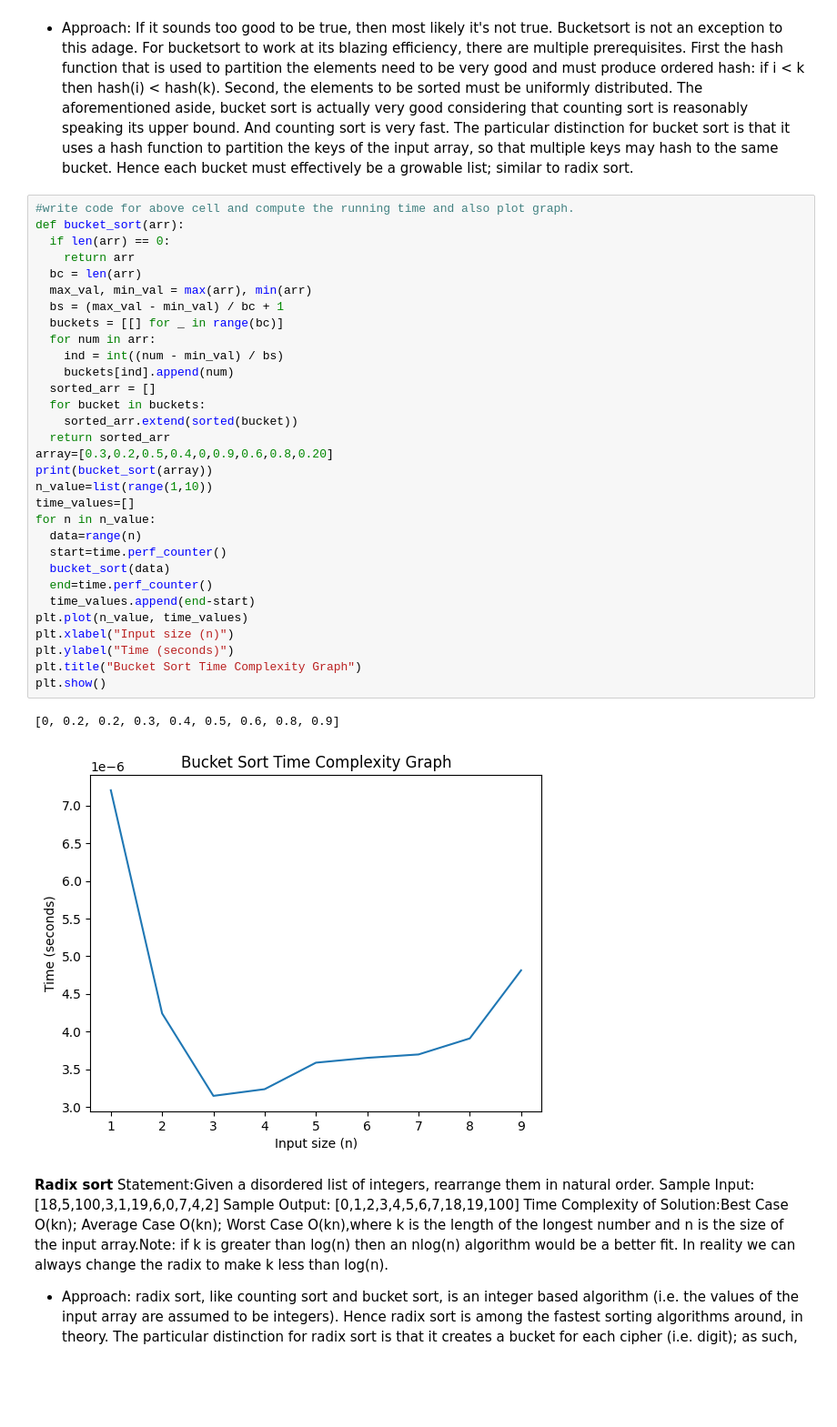
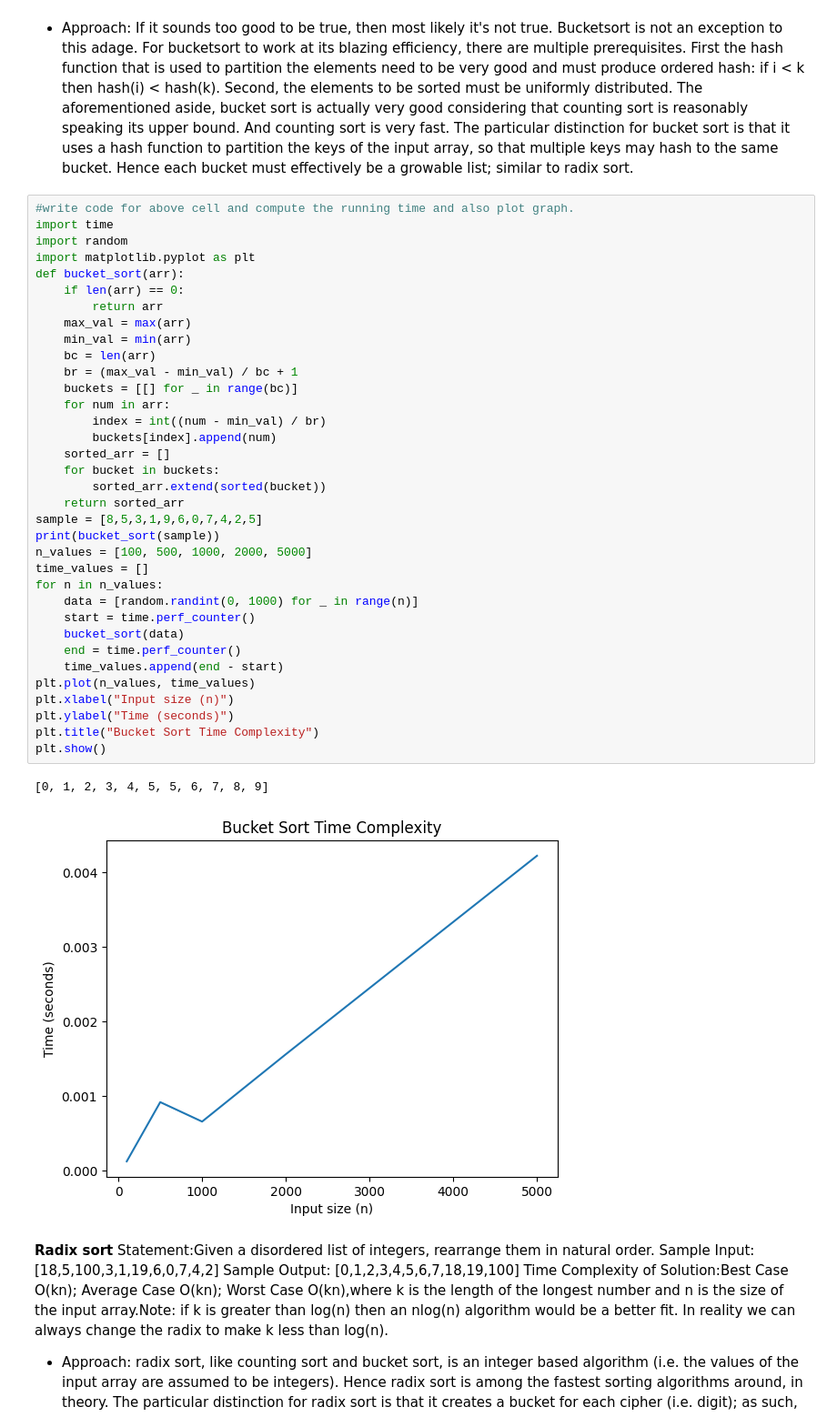
Before and after one commit to Harshitd1/algoAndProblemSolving, a Jupyter notebook: Lab_6.ipynb, the cells around one changed output. Shown: that part at 91% size. Drawn from its saved outputs; the diff is of its cells as text; blank space fills up the shorter version.

```diff
--- a/Lab_6.ipynb
+++ b/Lab_6.ipynb
@@ -76,38 +78,42 @@ bucket. Hence each bucket must effectively be a growable list;
 similar to radix sort.
 # %%
 #write code for above cell and compute the running time and also plot graph.
+import time
+import random
+import matplotlib.pyplot as plt
 def bucket_sort(arr):
-  if len(arr) == 0:
-    return arr
-  bc = len(arr)
-  max_val, min_val = max(arr), min(arr)
-  bs = (max_val - min_val) / bc + 1
-  buckets = [[] for _ in range(bc)]
-  for num in arr:
-    ind = int((num - min_val) / bs)
-    buckets[ind].append(num)
-  sorted_arr = []
-  for bucket in buckets:
-    sorted_arr.extend(sorted(bucket))
-  return sorted_arr
-array=[0.3,0.2,0.5,0.4,0,0.9,0.6,0.8,0.20]
-print(bucket_sort(array))
-n_value=list(range(1,10))
-time_values=[]
-for n in n_value:
-  data=range(n)
-  start=time.perf_counter()
-  bucket_sort(data)
-  end=time.perf_counter()
-  time_values.append(end-start)
-plt.plot(n_value, time_values)
+    if len(arr) == 0:
+        return arr
+    max_val = max(arr)
+    min_val = min(arr)
+    bc = len(arr)
+    br = (max_val - min_val) / bc + 1
+    buckets = [[] for _ in range(bc)]
+    for num in arr:
+        index = int((num - min_val) / br)
+        buckets[index].append(num)
+    sorted_arr = []
+    for bucket in buckets:
+        sorted_arr.extend(sorted(bucket))
+    return sorted_arr
+sample = [8,5,3,1,9,6,0,7,4,2,5]
+print(bucket_sort(sample))
+n_values = [100, 500, 1000, 2000, 5000]
+time_values = []
+for n in n_values:
+    data = [random.randint(0, 1000) for _ in range(n)]
+    start = time.perf_counter()
+    bucket_sort(data)
+    end = time.perf_counter()
+    time_values.append(end - start)
+plt.plot(n_values, time_values)
 plt.xlabel("Input size (n)")
 plt.ylabel("Time (seconds)")
-plt.title("Bucket Sort Time Complexity Graph")
+plt.title("Bucket Sort Time Complexity")
 plt.show()
 # %% [output]
-[0, 0.2, 0.2, 0.3, 0.4, 0.5, 0.6, 0.8, 0.9]
+[0, 1, 2, 3, 4, 5, 5, 6, 7, 8, 9]
-[figure, old version]
+[figure, new version]
 # %% [markdown]
 **Radix sort**
 Statement:Given a disordered list of integers, rearrange them in natural order.
```
Also changed, not shown: parts of 2 cells of this notebook.
